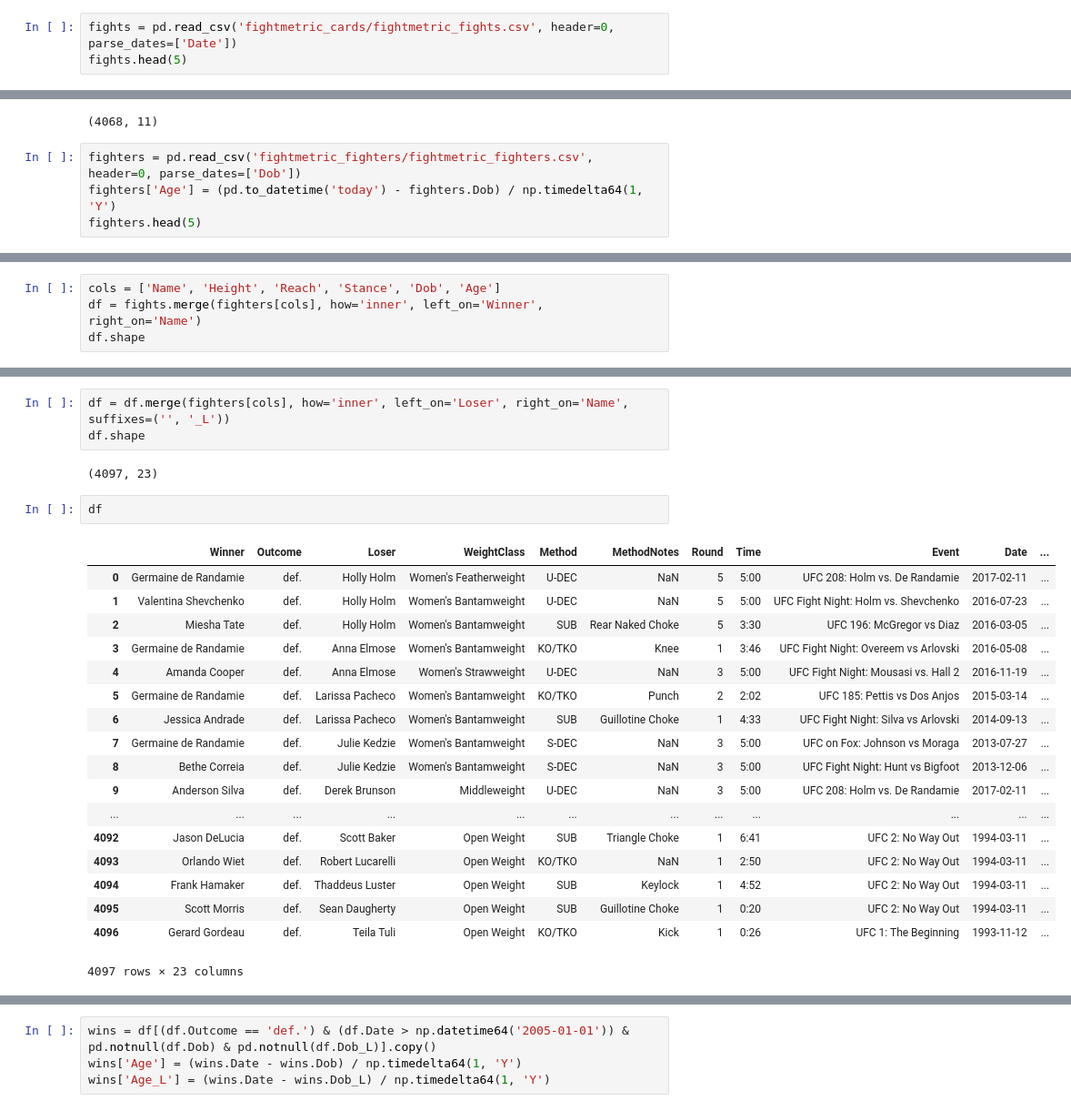
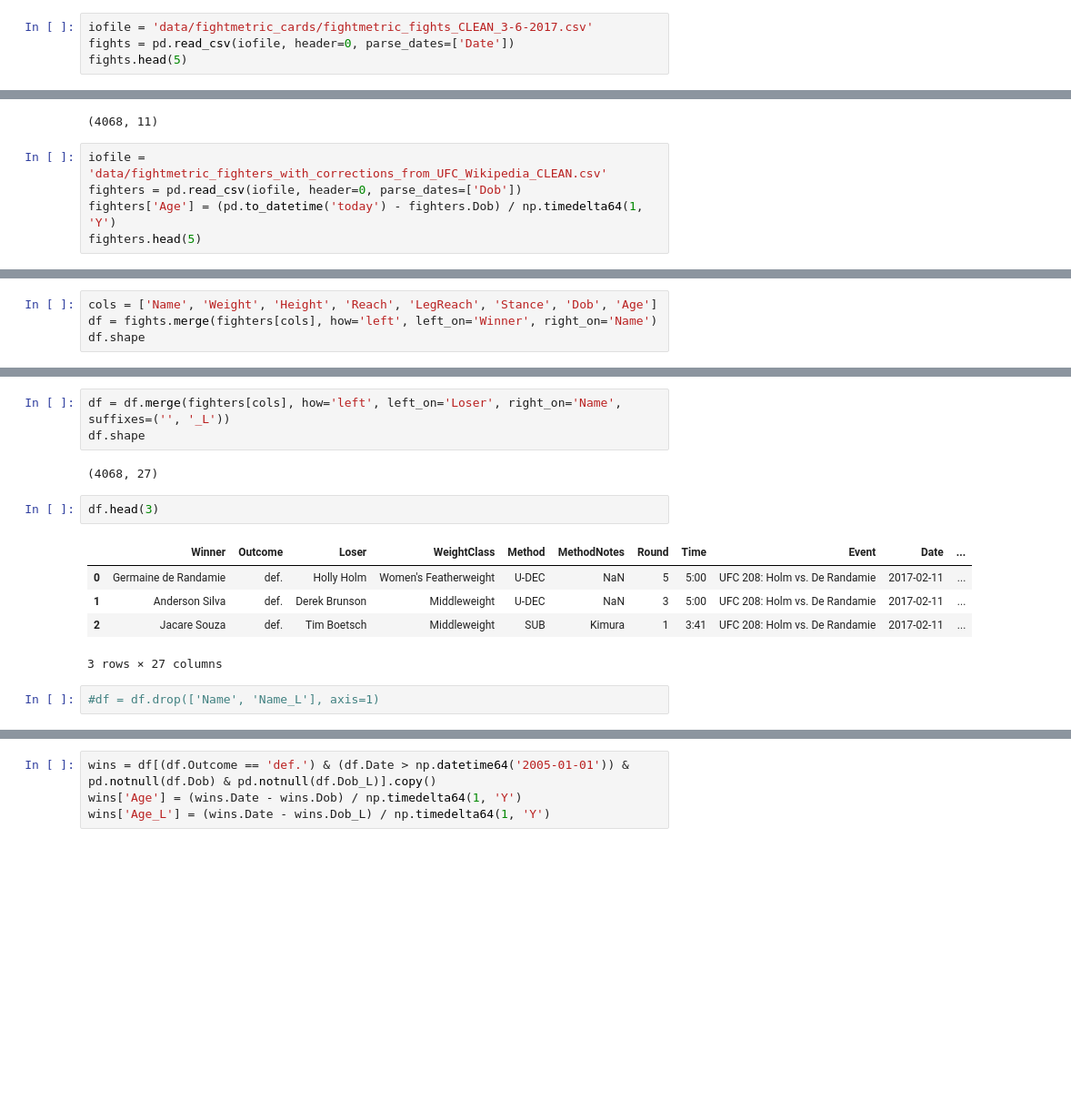
Before and after one commit to jhalverson/data_science, a Jupyter notebook: misc/mma_analytics/part4_winning_percentage.ipynb, the cells around one changed output, grey strips where cells are left out. Shown at 91% size. Drawn from its saved outputs; the diff is of its cells as text; blank space fills up the shorter version.

```diff
--- a/misc/mma_analytics/part4_winning_percentage.ipynb
+++ b/misc/mma_analytics/part4_winning_percentage.ipynb
@@ -9,7 +9,8 @@ import matplotlib.pyplot as plt
 plt.style.use('halverson')
 %matplotlib inline
 # %%
-fights = pd.read_csv('fightmetric_cards/fightmetric_fights.csv', header=0, parse_dates=['Date'])
+iofile = 'data/fightmetric_cards/fightmetric_fights_CLEAN_3-6-2017.csv'
+fights = pd.read_csv(iofile, header=0, parse_dates=['Date'])
 fights.head(5)
 # %% [output]
 |  | Winner | Outcome | Loser | WeightClass | Method | MethodNotes | Round | Time | Event | Date | ... |
@@ -23,7 +24,8 @@ fights.shape
 # %% [output]
 (4068, 11)
 # %%
-fighters = pd.read_csv('fightmetric_fighters/fightmetric_fighters.csv', header=0, parse_dates=['Dob'])
+iofile = 'data/fightmetric_fighters_with_corrections_from_UFC_Wikipedia_CLEAN.csv'
+fighters = pd.read_csv(iofile, header=0, parse_dates=['Dob'])
 fighters['Age'] = (pd.to_datetime('today') - fighters.Dob) / np.timedelta64(1, 'Y')
 fighters.head(5)
 # %% [output]
@@ -38,5 +38,5 @@ Remember to remove draws, etc.
 # %%
-cols = ['Name', 'Height', 'Reach', 'Stance', 'Dob', 'Age']
-df = fights.merge(fighters[cols], how='inner', left_on='Winner', right_on='Name')
+cols = ['Name', 'Weight', 'Height', 'Reach', 'LegReach', 'Stance', 'Dob', 'Age']
+df = fights.merge(fighters[cols], how='left', left_on='Winner', right_on='Name')
 df.shape
 # %% [output]
@@ -53,27 +51,16 @@ df.head()
 # %%
-df = df.merge(fighters[cols], how='inner', left_on='Loser', right_on='Name', suffixes=('', '_L'))
+df = df.merge(fighters[cols], how='left', left_on='Loser', right_on='Name', suffixes=('', '_L'))
 df.shape
 # %% [output]
-(4097, 23)
+(4068, 27)
 # %%
-df
+df.head(3)
 # %% [output]
 |  | Winner | Outcome | Loser | WeightClass | Method | MethodNotes | Round | Time | Event | Date | ... |
 | 0 | Germaine de Randamie | def. | Holly Holm | Women's Featherweight | U-DEC | NaN | 5 | 5:00 | UFC 208: Holm vs. De Randamie | 2017-02-11 | ... |
-| 1 | Valentina Shevchenko | def. | Holly Holm | Women's Bantamweight | U-DEC | NaN | 5 | 5:00 | UFC Fight Night: Holm vs. Shevchenko | 2016-07-23 | ... |
-| 2 | Miesha Tate | def. | Holly Holm | Women's Bantamweight | SUB | Rear Naked Choke | 5 | 3:30 | UFC 196: McGregor vs Diaz | 2016-03-05 | ... |
-| 3 | Germaine de Randamie | def. | Anna Elmose | Women's Bantamweight | KO/TKO | Knee | 1 | 3:46 | UFC Fight Night: Overeem vs Arlovski | 2016-05-08 | ... |
-| 4 | Amanda Cooper | def. | Anna Elmose | Women's Strawweight | U-DEC | NaN | 3 | 5:00 | UFC Fight Night: Mousasi vs. Hall 2 | 2016-11-19 | ... |
-| 5 | Germaine de Randamie | def. | Larissa Pacheco | Women's Bantamweight | KO/TKO | Punch | 2 | 2:02 | UFC 185: Pettis vs Dos Anjos | 2015-03-14 | ... |
-| 6 | Jessica Andrade | def. | Larissa Pacheco | Women's Bantamweight | SUB | Guillotine Choke | 1 | 4:33 | UFC Fight Night: Silva vs Arlovski | 2014-09-13 | ... |
-| 7 | Germaine de Randamie | def. | Julie Kedzie | Women's Bantamweight | S-DEC | NaN | 3 | 5:00 | UFC on Fox: Johnson vs Moraga | 2013-07-27 | ... |
-| 8 | Bethe Correia | def. | Julie Kedzie | Women's Bantamweight | S-DEC | NaN | 3 | 5:00 | UFC Fight Night: Hunt vs Bigfoot | 2013-12-06 | ... |
-| 9 | Anderson Silva | def. | Derek Brunson | Middleweight | U-DEC | NaN | 3 | 5:00 | UFC 208: Holm vs. De Randamie | 2017-02-11 | ... |
-| ... | ... | ... | ... | ... | ... | ... | ... | ... | ... | ... | ... |
-| 4092 | Jason DeLucia | def. | Scott Baker | Open Weight | SUB | Triangle Choke | 1 | 6:41 | UFC 2: No Way Out | 1994-03-11 | ... |
-| 4093 | Orlando Wiet | def. | Robert Lucarelli | Open Weight | KO/TKO | NaN | 1 | 2:50 | UFC 2: No Way Out | 1994-03-11 | ... |
-| 4094 | Frank Hamaker | def. | Thaddeus Luster | Open Weight | SUB | Keylock | 1 | 4:52 | UFC 2: No Way Out | 1994-03-11 | ... |
-| 4095 | Scott Morris | def. | Sean Daugherty | Open Weight | SUB | Guillotine Choke | 1 | 0:20 | UFC 2: No Way Out | 1994-03-11 | ... |
-| 4096 | Gerard Gordeau | def. | Teila Tuli | Open Weight | KO/TKO | Kick | 1 | 0:26 | UFC 1: The Beginning | 1993-11-12 | ... |
+| 1 | Anderson Silva | def. | Derek Brunson | Middleweight | U-DEC | NaN | 3 | 5:00 | UFC 208: Holm vs. De Randamie | 2017-02-11 | ... |
+| 2 | Jacare Souza | def. | Tim Boetsch | Middleweight | SUB | Kimura | 1 | 3:41 | UFC 208: Holm vs. De Randamie | 2017-02-11 | ... |
-4097 rows × 23 columns
+3 rows × 27 columns
+# %%
+#df = df.drop(['Name', 'Name_L'], axis=1)
 # %%
```
Also changed, not shown: parts of 18 cells of this notebook, 1 other file.
